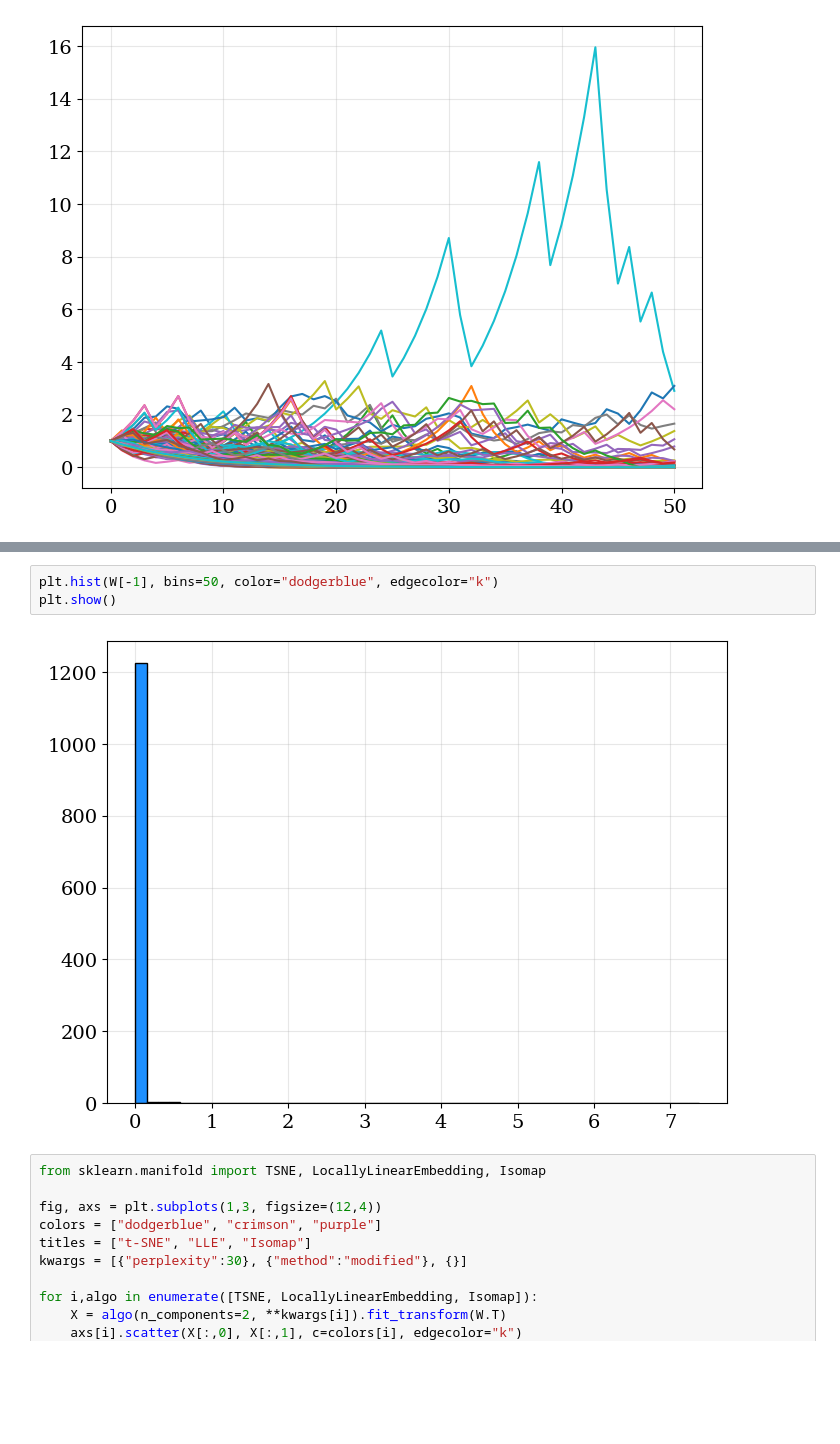
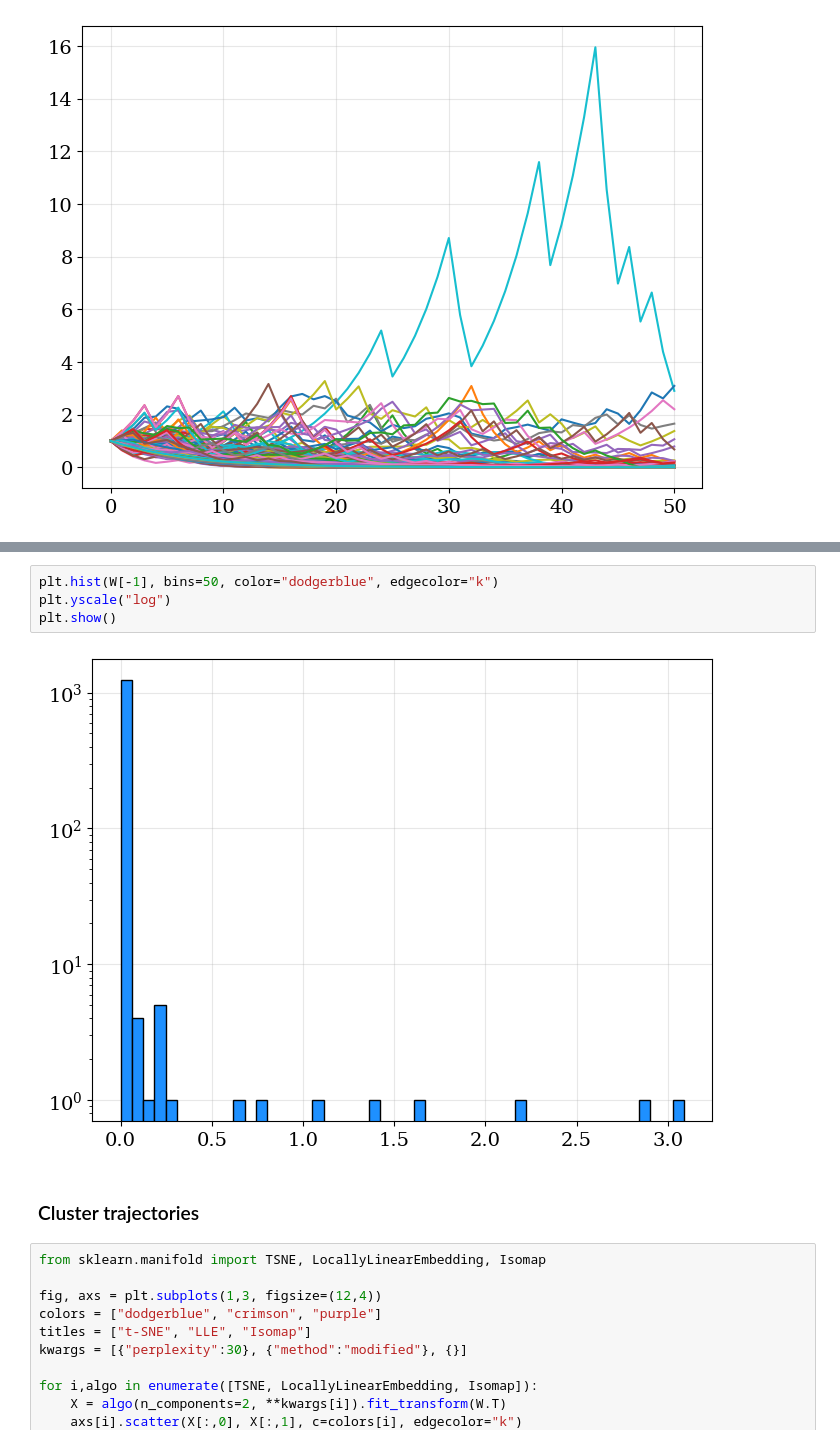
Before and after one commit to charlesaugdupont/poverty-trap, a Jupyter notebook: Network.ipynb, the cells around one changed output, grey strips where cells are left out. Drawn from its saved outputs; the diff is of its cells as text; blank space fills up the shorter version.

```diff
--- a/Network.ipynb
+++ b/Network.ipynb
@@ -62,8 +56,11 @@ plt.show()
 # %%
 plt.hist(W[-1], bins=50, color="dodgerblue", edgecolor="k")
+plt.yscale("log")
 plt.show()
 # %% [output]
-[figure, old version]
+[figure, new version]
+# %% [markdown]
+### Cluster trajectories
 # %%
 from sklearn.manifold import TSNE, LocallyLinearEmbedding, Isomap
 
```
Also changed, not shown: parts of 2 cells of this notebook.
